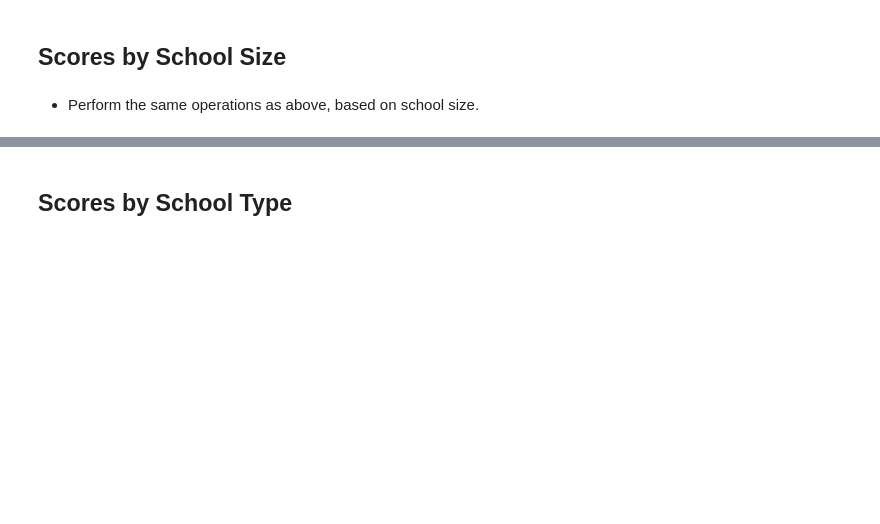
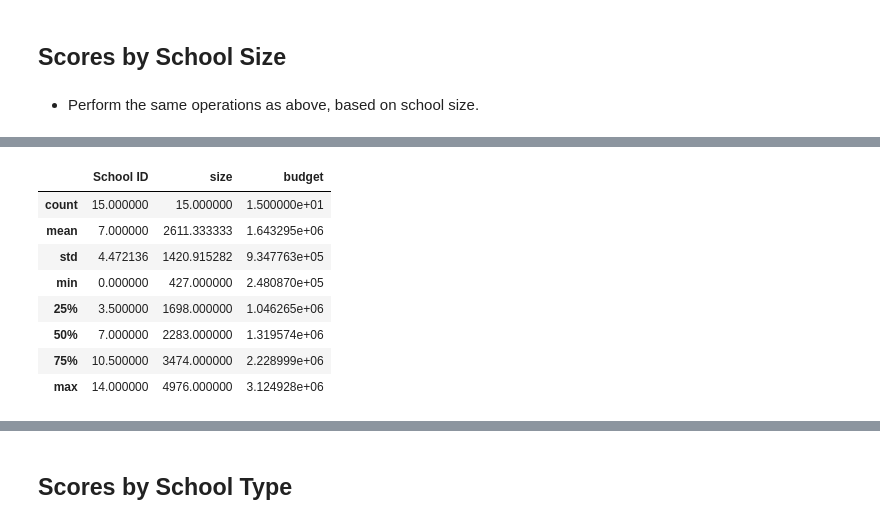
Before and after one commit to timhulak/academy_of_py, a Jupyter notebook: PyCitySchool.ipynb, the cells around one changed output, grey strips where cells are left out. Saved outputs shown, nothing was run; the diff lists cells and outputs as text; code cells hidden in the pictures; blank space fills up the shorter version.

```diff
--- a/PyCitySchool.ipynb
+++ b/PyCitySchool.ipynb
@@ -510,0 +503,13 @@ group_names = ["Small (<1000)", "Medium (1000-2000)", "Large (2000-5000)"]
+# %%
+#Get min/max
+school_data_df.describe()
+# %% [output]
+|  | School ID | size | budget |
+| count | 15.000000 | 15.000000 | 1.500000e+01 |
+| mean | 7.000000 | 2611.333333 | 1.643295e+06 |
+| std | 4.472136 | 1420.915282 | 9.347763e+05 |
+| min | 0.000000 | 427.000000 | 2.480870e+05 |
+| 25% | 3.500000 | 1698.000000 | 1.046265e+06 |
+| 50% | 7.000000 | 2283.000000 | 1.319574e+06 |
+| 75% | 10.500000 | 3474.000000 | 2.228999e+06 |
+| max | 14.000000 | 4976.000000 | 3.124928e+06 |
```
Also changed, not shown: parts of 8 cells of this notebook.
